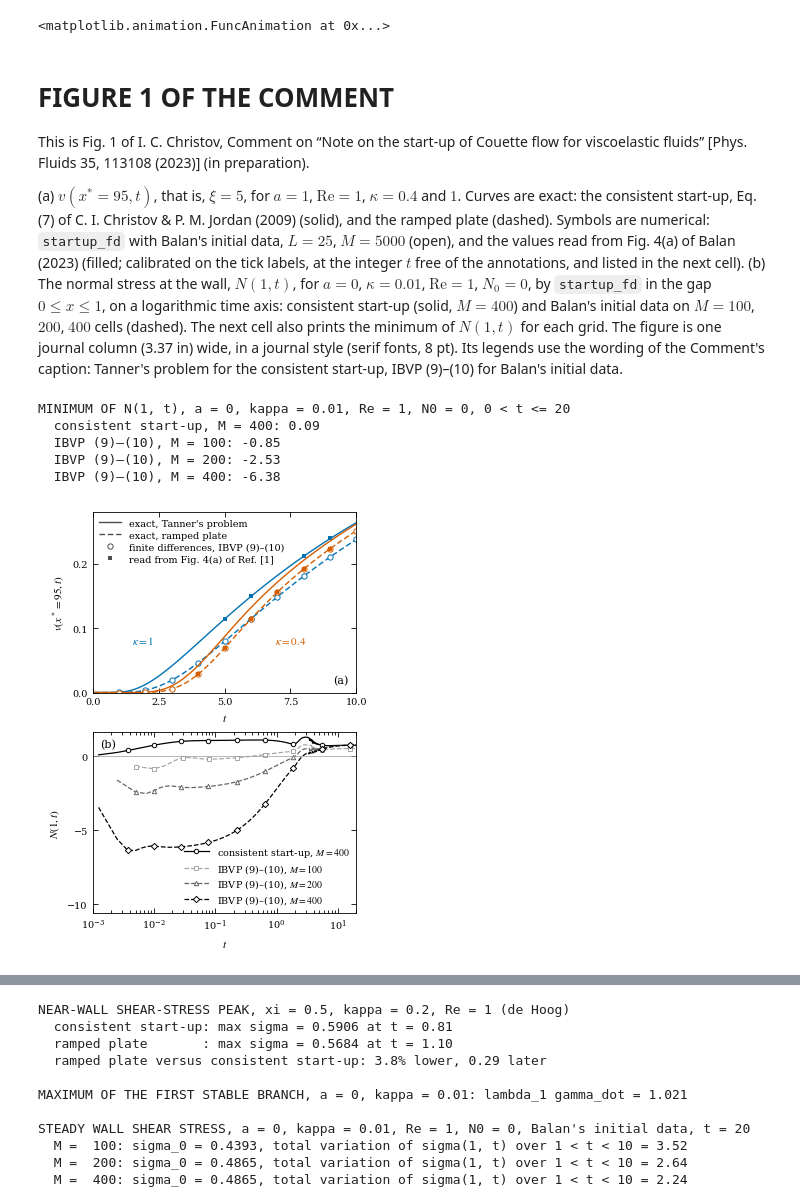
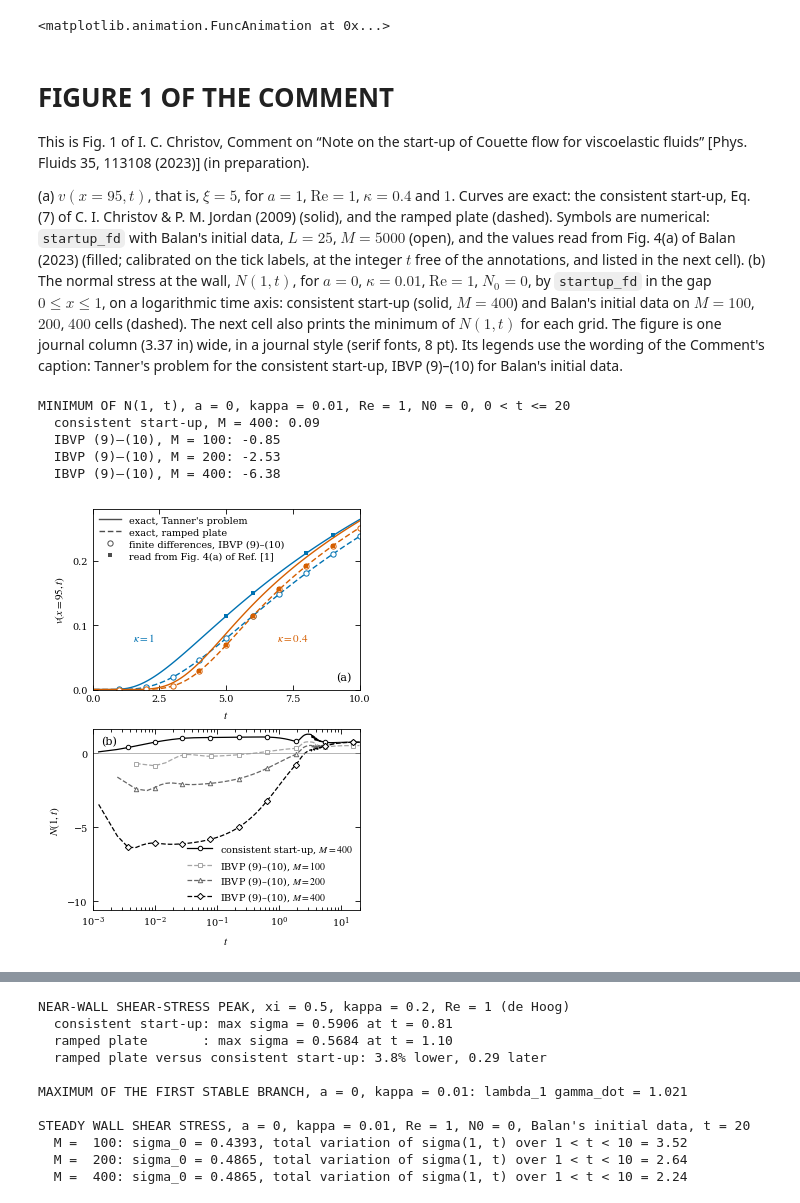
Before and after one commit to ichristov/viscoelastic-startup, a Jupyter notebook: notebooks/balan_2023_startup_couette.ipynb, the cells around one changed output, grey strips where cells are left out. Saved outputs shown, nothing was run; the diff lists cells and outputs as text; code cells hidden in the pictures.

```diff
--- a/notebooks/balan_2023_startup_couette.ipynb
+++ b/notebooks/balan_2023_startup_couette.ipynb
@@ -283,6 +283,7 @@ for kappa_value in [0.4, 0.2, 0.05]:
         dehoog = dehoog_inverse(np.array([xi_value]), np.array([t]), kappa_value)[0, 0]
         error = max(error, abs(halfspace_exact(xi_value, t, 1.0, kappa_value) - dehoog))
     print(f'  kappa = {kappa_value}: {error:.1e}')
+    assert error < 1e-8   # a regression guard: the notebook stops here if a future edit breaks the agreement
 
 xi_values = np.linspace(0.1, 6, 30)
 error = max(abs(halfspace_exact(xi_value, 2.0, 1.0, 1.0) - erfc(xi_value/(2*np.sqrt(2.0)))) for xi_value in xi_values)
@@ -623,15 +624,15 @@ anim
 
 This is Fig. 1 of I. C. Christov, Comment on &ldquo;Note on the start-up of Couette flow for viscoelastic fluids&rdquo; [Phys. Fluids 35, 113108 (2023)] (in preparation).
 
-(a) $v(x^* = 95, t)$, that is, $\xi = 5$, for $a = 1$, $\mathrm{Re} = 1$, $\kappa = 0.4$ and $1$. Curves are exact: the consistent start-up, Eq. (7) of C. I. Christov & P. M. Jordan (2009) (solid), and the ramped plate (dashed). Symbols are numerical: `startup_fd` with Balan's initial data, $L = 25$, $M = 5000$ (open), and the values read from Fig. 4(a) of Balan (2023) (filled; calibrated on the tick labels, at the integer $t$ free of the annotations, and listed in the next cell). (b) The normal stress at the wall, $N(1,t)$, for $a = 0$, $\kappa = 0.01$, $\mathrm{Re} = 1$, $N_0 = 0$, by `startup_fd` in the gap $0\le x\le 1$, on a logarithmic time axis: consistent start-up (solid, $M = 400$) and Balan's initial data on $M = 100$, $200$, $400$ cells (dashed). The next cell also prints the minimum of $N(1,t)$ for each grid. The figure is one journal column (3.37 in) wide, in a journal style (serif fonts, 8 pt). Its legends use the wording of the Comment's caption: Tanner's problem for the consistent start-up, IBVP (9)&ndash;(10) for Balan's initial data.
+(a) $v(x = 95, t)$, that is, $\xi = 5$, for $a = 1$, $\mathrm{Re} = 1$, $\kappa = 0.4$ and $1$. Curves are exact: the consistent start-up, Eq. (7) of C. I. Christov & P. M. Jordan (2009) (solid), and the ramped plate (dashed). Symbols are numerical: `startup_fd` with Balan's initial data, $L = 25$, $M = 5000$ (open), and the values read from Fig. 4(a) of Balan (2023) (filled; calibrated on the tick labels, at the integer $t$ free of the annotations, and listed in the next cell). (b) The normal stress at the wall, $N(1,t)$, for $a = 0$, $\kappa = 0.01$, $\mathrm{Re} = 1$, $N_0 = 0$, by `startup_fd` in the gap $0\le x\le 1$, on a logarithmic time axis: consistent start-up (solid, $M = 400$) and Balan's initial data on $M = 100$, $200$, $400$ cells (dashed). The next cell also prints the minimum of $N(1,t)$ for each grid. The figure is one journal column (3.37 in) wide, in a journal style (serif fonts, 8 pt). Its legends use the wording of the Comment's caption: Tanner's problem for the consistent start-up, IBVP (9)&ndash;(10) for Balan's initial data.
 # %%
-# Fig. 1 of the Comment, one journal column wide: (a) v(x* = 95, t), exact curves and numerical symbols; (b) N(1, t)
+# Fig. 1 of the Comment, one journal column wide: (a) v(x = 95, t), exact curves and numerical symbols; (b) N(1, t)
 # values read from Fig. 4(a) of Balan (2023), columns kappa, t, v: calibrated on the tick labels,
 # at the integer t free of the annotations (the blue t_c markers and the labels)
 digitized = np.array([[1.0, 5, 0.1139], [1.0, 6, 0.1491], [1.0, 8, 0.2115], [1.0, 9, 0.2389],
                       [0.4, 4, 0.0286], [0.4, 5, 0.0690], [0.4, 6, 0.1141], [0.4, 7, 0.1555],
                       [0.4, 8, 0.1917], [0.4, 9, 0.2233]])
-xi_star = 5.0   # x* = 95 in Balan's gap of width 100
+xi_probe = 5.0   # x = 95, with the plate at x_0 = 100 in Balan's units
 L = 25.0
 times = np.linspace(0.05, 10, 80)
 times_symbols = np.arange(1.0, 10.1, 1.0)   # sparse, so that the curves stay visible
@@ -649,9 +650,9 @@ with plt.rc_context(journal):
     ax = axes[0]
     for kappa_value in [1.0, 0.4]:
         color = colors[kappa_value]
-        v_step = [halfspace_exact(xi_star, t, 1.0, kappa_value) for t in times]
-        v_ramp = [ramped_plate_halfspace(xi_star, t, kappa_value) for t in times]
-        v_balan = inconsistent_balan_9_10(np.array([xi_star]), times_symbols, kappa_value, L=L, M=5000)[:, 0]
+        v_step = [halfspace_exact(xi_probe, t, 1.0, kappa_value) for t in times]
+        v_ramp = [ramped_plate_halfspace(xi_probe, t, kappa_value) for t in times]
+        v_balan = inconsistent_balan_9_10(np.array([xi_probe]), times_symbols, kappa_value, L=L, M=5000)[:, 0]
         read = digitized[:, 0] == kappa_value
         ax.plot(times, v_step, color=color, linewidth=1.0)
         ax.plot(times, v_ramp, color=color, linewidth=1.0, linestyle=(0, (4, 2)))
@@ -669,7 +670,7 @@ with plt.rc_context(journal):
     ax.set_xlim(0, 10)
     ax.set_ylim(0, 0.28)
     ax.set_xlabel('$t$')
-    ax.set_ylabel(r'$v(x^* = 95, t)$')
+    ax.set_ylabel(r'$v(x = 95, t)$')
     ax.text(0.97, 0.05, '(a)', transform=ax.transAxes, ha='right')
 
     # (b) normal stress at the wall, corotational model, on a logarithmic time axis (the dip lasts about one time step)
@@ -681,34 +682,34 @@ with plt.rc_context(journal):
         startup_fd(M=M, a=0.0, kappa=0.01, Re=1.0, tmax=20.0, L=1.0, inconsistent_ic=inconsistent, wall_N=wall)
         t_wall = np.linspace(20.0/len(wall), 20.0, len(wall))
         marks = list(np.unique(np.searchsorted(t_wall, np.logspace(-2.5, 1.2, 9))))   # evenly spaced on the log axis
         if inconsistent:
             label = f'IBVP (9)–(10), $M = {M}$'
         else:
             label = f'consistent start-up, $M = {M}$'
         ax.plot(t_wall, wall, color=color, linewidth=0.9, linestyle=line_style, marker=marker, markevery=marks,
                 markersize=3.2, markerfacecolor='white', markeredgewidth=0.7, label=label)
         print(f'  {label.replace("$", "")}: {min(wall):.2f}')
     ax.axhline(0, color='0.6', linewidth=0.5)
     ax.set_xscale('log')
     ax.set_xlim(1e-3, 20)
     ax.set_ylim(-10.6, 1.6)   # room below the curves for the legend
     ax.legend(loc='lower right', frameon=False, handlelength=2.6, borderaxespad=0.3, labelspacing=0.3)
     ax.set_xlabel('$t$')
     ax.set_ylabel('$N(1,t)$')
     ax.text(0.03, 0.92, '(b)', transform=ax.transAxes)
 
     fig.tight_layout(h_pad=0.8)
     os.makedirs('../figures', exist_ok=True)
     fig.savefig('../figures/balan_2023_comment_fig1.pdf', bbox_inches='tight')
     fig.savefig('../figures/balan_2023_comment_fig1.png', dpi=300, bbox_inches='tight')
 plt.show()
 # %% [output]
 MINIMUM OF N(1, t), a = 0, kappa = 0.01, Re = 1, N0 = 0, 0 < t <= 20
   consistent start-up, M = 400: 0.09
   IBVP (9)–(10), M = 100: -0.85
   IBVP (9)–(10), M = 200: -2.53
   IBVP (9)–(10), M = 400: -6.38
-[figure, old version]
+[figure, new version]
 # %% [markdown]
 # NUMBERS QUOTED IN THE COMMENT
 
```
Also changed, not shown: parts of 7 cells of this notebook, 11 other files.
